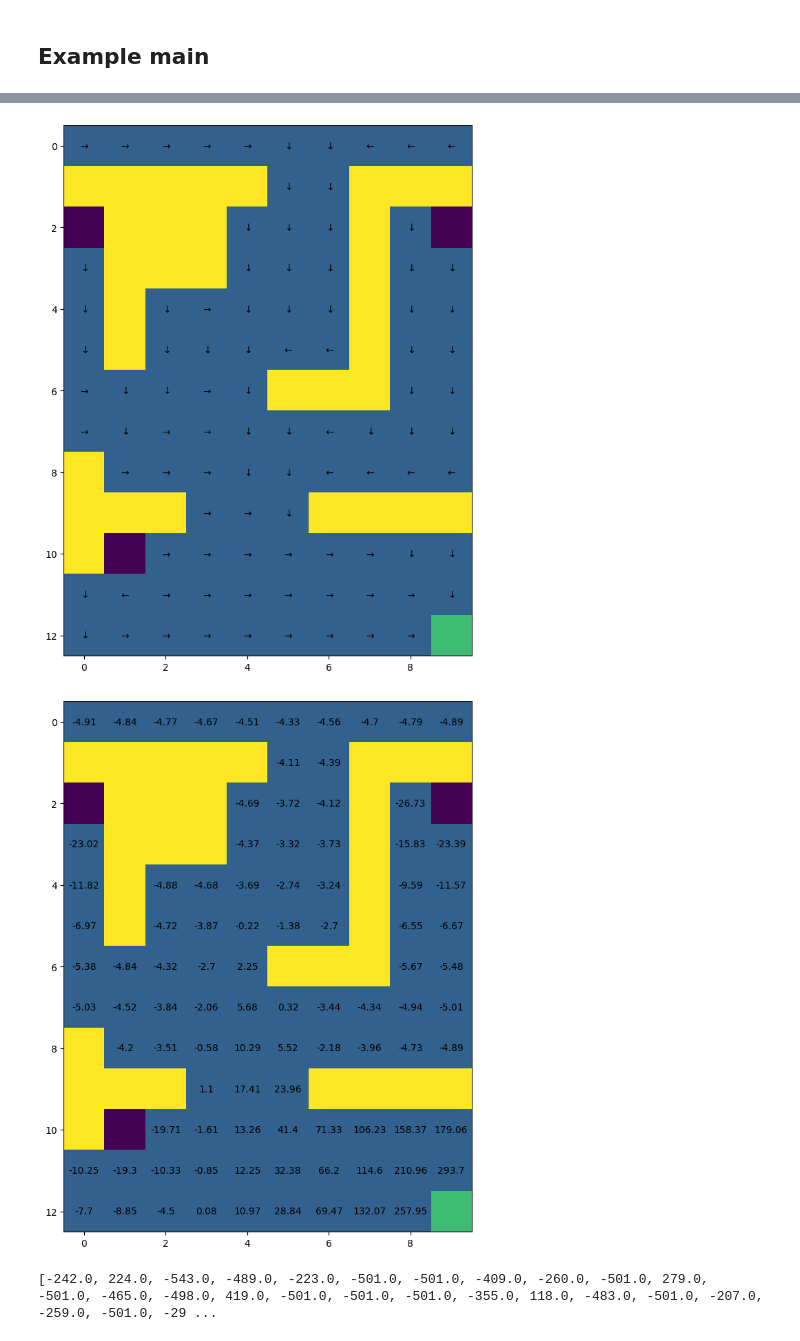
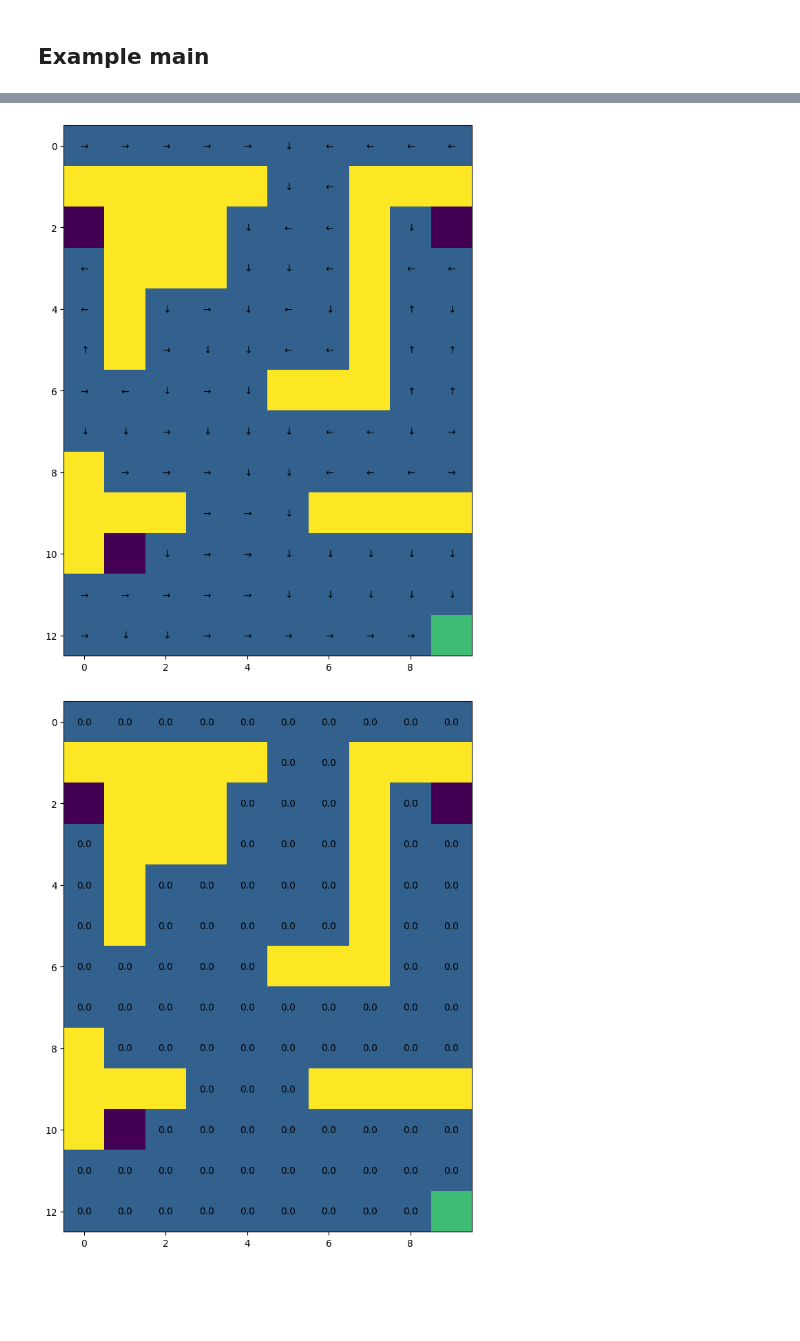
Before and after one commit to ohmdelta/rl_cw1, a Jupyter notebook: coursework_1_maze.ipynb, the cells around one changed output, grey strips where cells are left out. Cells and saved outputs as stored; diff of their text form; code cells hidden in the pictures; blank space fills up the shorter version.

```diff
--- a/coursework_1_maze.ipynb
+++ b/coursework_1_maze.ipynb
@@ -635,23 +674,23 @@ maze = Maze()
 
 ### Question 2: Monte-Carlo learning
 
-mc_agent = MC_agent()
-mc_policy, mc_values, total_rewards = mc_agent.solve(maze)
+# mc_agent = MC_agent()
+# mc_policy, mc_values, total_rewards = mc_agent.solve(maze)
 
-print("Results of the MC agent:\n")
-maze.get_graphics().draw_policy(mc_policy)
-maze.get_graphics().draw_value(mc_values[-1])
+# print("Results of the MC agent:\n")
+# maze.get_graphics().draw_policy(mc_policy)
+# maze.get_graphics().draw_value(mc_values[-1])
 
-print(total_rewards)
+# print(total_rewards)
 
 ### Question 3: Temporal-Difference learning
 
-# td_agent = TD_agent()
-# td_policy, td_values, total_rewards = td_agent.solve(maze)
+td_agent = TD_agent()
+td_policy, td_values, total_rewards = td_agent.solve(maze)
 
-# print("Results of the TD agent:\n")
-# maze.get_graphics().draw_policy(td_policy)
-# maze.get_graphics().draw_value(td_values[-1])
+print("Results of the TD agent:\n")
+maze.get_graphics().draw_policy(td_policy)
+maze.get_graphics().draw_value(td_values[-1])
 # %% [output]
 Creating the Maze:
 [figure]
@@ -659,3 +698,2 @@ Results of the MC agent:
-[figure, old version]
+[figure, new version]
-[figure, old version]
+[figure, new version]
-[-242.0, 224.0, -543.0, -489.0, -223.0, -501.0, -501.0, -409.0, -260.0, -501.0, 279.0, -501.0, -465.0, -498.0, 419.0, -501.0, -501.0, -501.0, -355.0, 118.0, -483.0, -501.0, -207.0, -259.0, -501.0, -29 ...
```
Also changed, not shown: parts of 3 cells of this notebook.
